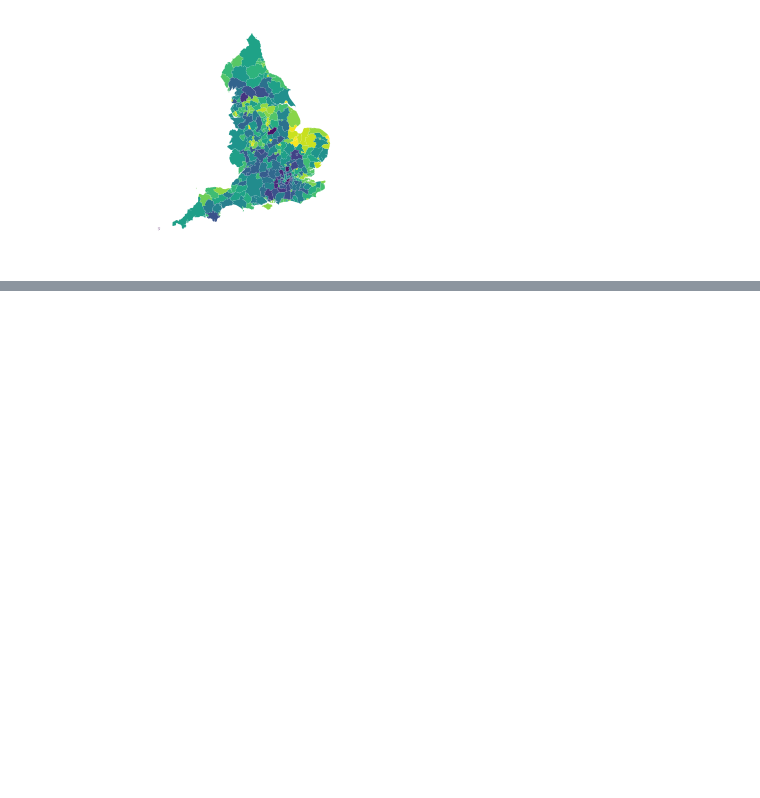
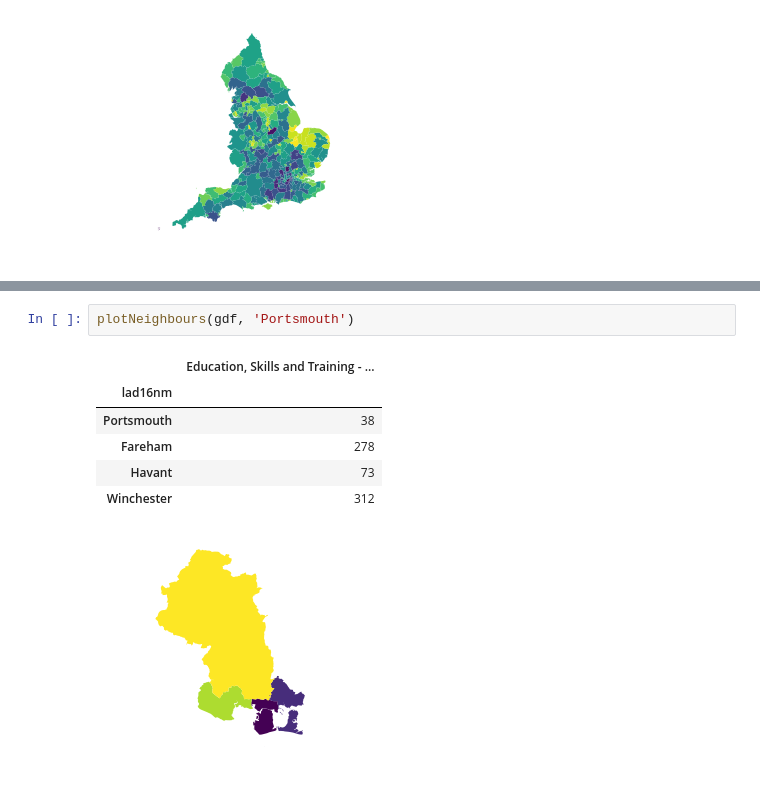
Before and after one commit to ouseful-demos/choropleth-map-demo, a Jupyter notebook: ONS Boundaries-Choropleth Demo.ipynb, the cells around one changed output, grey strips where cells are left out. Cells and saved outputs as stored; diff of their text form; blank space fills up the shorter version.

```diff
--- a/ONS Boundaries-Choropleth Demo.ipynb
+++ b/ONS Boundaries-Choropleth Demo.ipynb
@@ -219,0 +252,10 @@ interactive(children=(Dropdown(description='Indicator', index=1, options={'Avera
+# %%
+plotNeighbours(gdf, 'Portsmouth')
+# %% [output]
+|  | Education, Skills and Training - ... |
+| lad16nm |  |
+| Portsmouth | 38 |
+| Fareham | 278 |
+| Havant | 73 |
+| Winchester | 312 |
+[figure, added]
```
Also changed, not shown: parts of 6 cells of this notebook.
